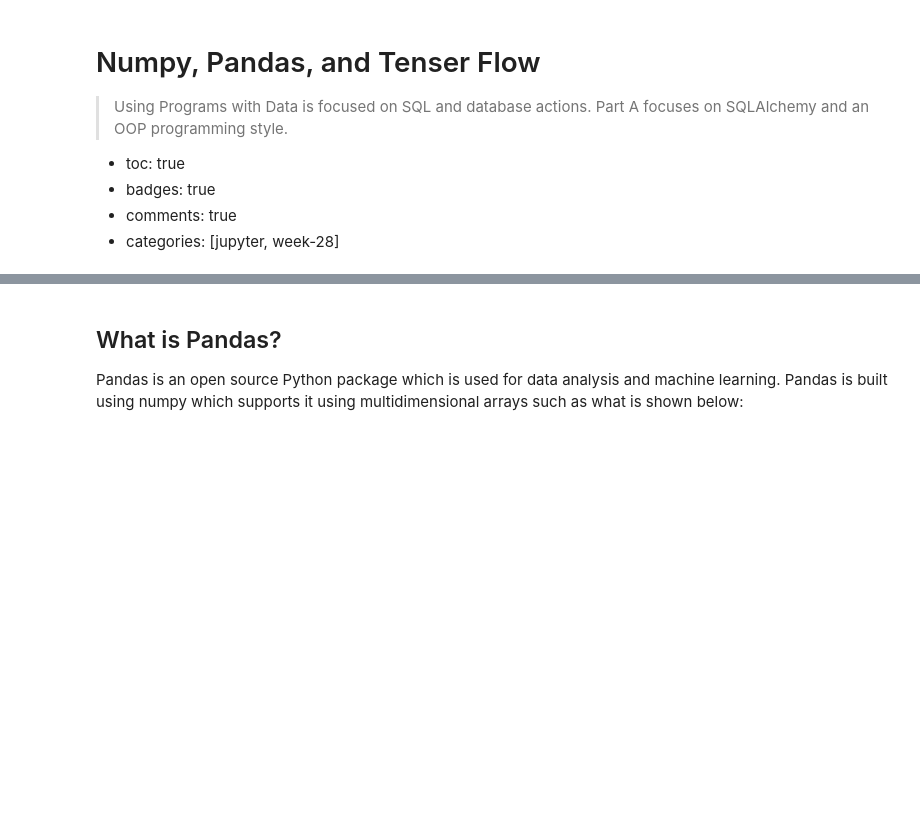
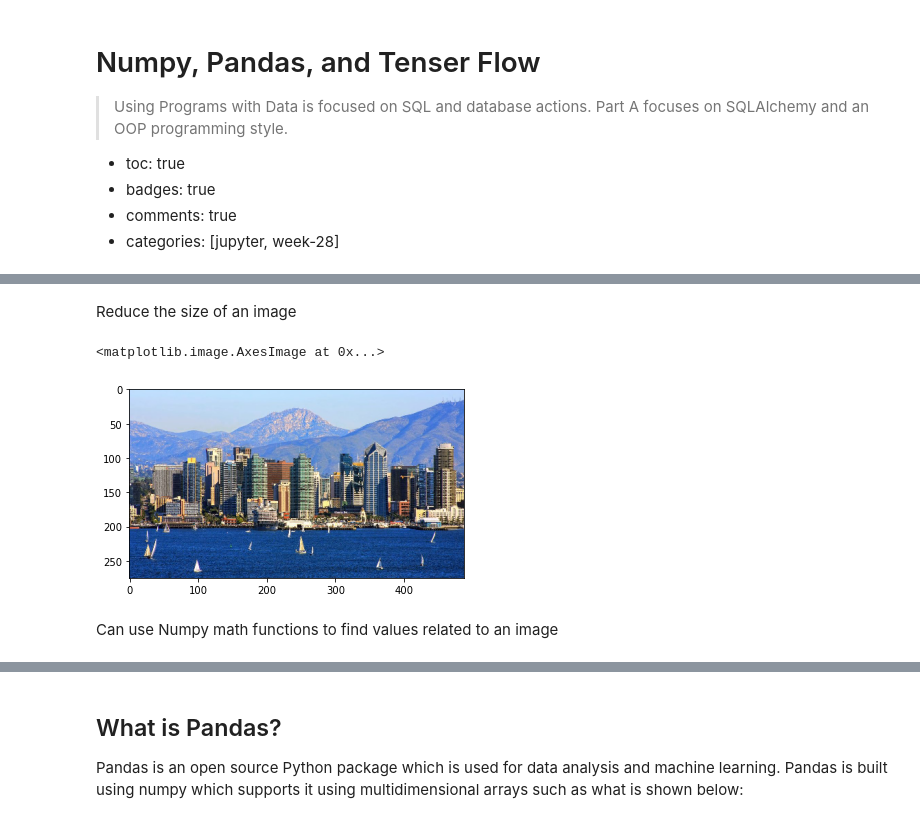
Before and after one commit to KKcbal/amongus, a Jupyter notebook: _notebooks/2023-04-03-TenserFlow.ipynb, the cells around one changed output, grey strips where cells are left out. Saved outputs shown, nothing was run; the diff lists cells and outputs as text; code cells hidden in the pictures; blank space fills up the shorter version.

```diff
--- a/_notebooks/2023-04-03-TenserFlow.ipynb
+++ b/_notebooks/2023-04-03-TenserFlow.ipynb
@@ -16,0 +102,9 @@ FileNotFoundError: [Errno 2] No such file or directory: 'winequality-red.csv'
+# %% [markdown]
+Reduce the size of an image
+# %%
+plt.imshow(photo[::2, ::2])
+# %% [output]
+<matplotlib.image.AxesImage at 0x...>
+[figure, added]
+# %% [markdown]
+Can use Numpy math functions to find values related to an image
```
Also changed, not shown: parts of 20 cells of this notebook, 2 other files.
